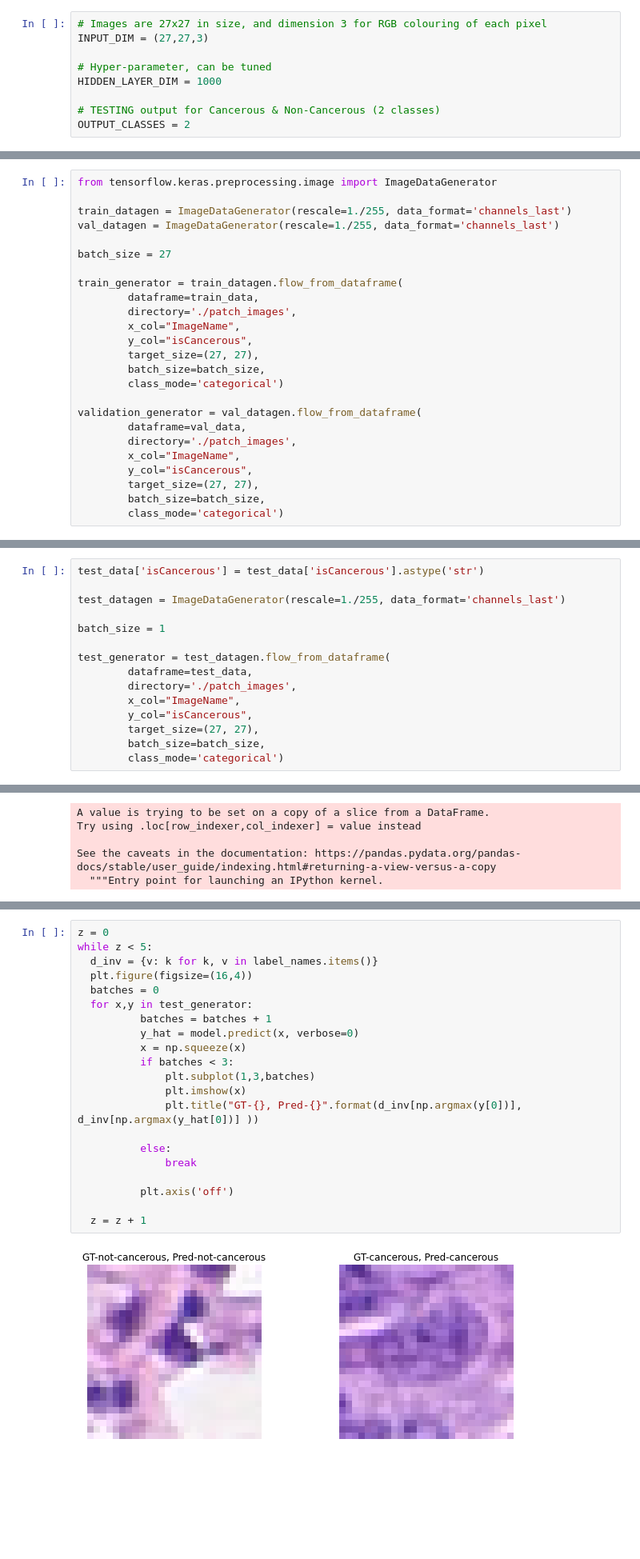
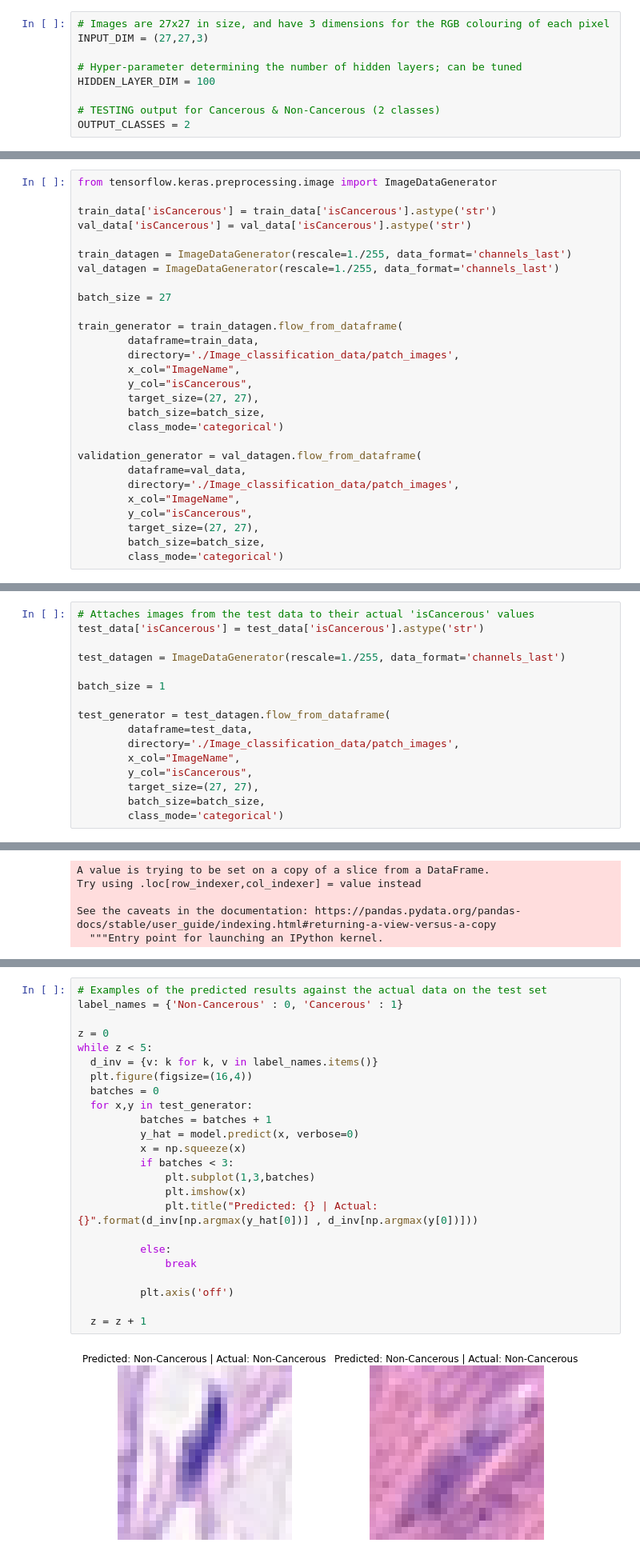
Before and after one commit to Transhumanistx/CML_ColonCancer, a Jupyter notebook: colon_cancer_classification_s3717205.ipynb, the cells around one changed output, grey strips where cells are left out. Shown: that part at 80% size. Cells and saved outputs as stored; diff of their text form; blank space fills up the shorter version.

Commit message:
Update colon_cancer_classification_s3717205.ipynb
Added descriptions and cleaned up some code

```diff
--- a/colon_cancer_classification_s3717205.ipynb
+++ b/colon_cancer_classification_s3717205.ipynb
@@ -148,9 +159,9 @@ def plot_learning_curve(train_loss, val_loss, train_metric, val_metric, metric_n
 # %%
-# Images are 27x27 in size, and dimension 3 for RGB colouring of each pixel
+# Images are 27x27 in size, and have 3 dimensions for the RGB colouring of each pixel
 INPUT_DIM = (27,27,3)
 
-# Hyper-parameter, can be tuned
-HIDDEN_LAYER_DIM = 1000
+# Hyper-parameter determining the number of hidden layers; can be tuned
+HIDDEN_LAYER_DIM = 100
 
 # TESTING output for Cancerous & Non-Cancerous (2 classes)
 OUTPUT_CLASSES = 2
@@ -200,5 +206,8 @@ val_data['isCancerous'] = val_data['isCancerous'].astype('str')
 # %%
 from tensorflow.keras.preprocessing.image import ImageDataGenerator
+
+train_data['isCancerous'] = train_data['isCancerous'].astype('str')
+val_data['isCancerous'] = val_data['isCancerous'].astype('str')
 
 train_datagen = ImageDataGenerator(rescale=1./255, data_format='channels_last')
 val_datagen = ImageDataGenerator(rescale=1./255, data_format='channels_last')
@@ -207,7 +216,7 @@ batch_size = 27
 
 train_generator = train_datagen.flow_from_dataframe(
         dataframe=train_data,
-        directory='./patch_images',
+        directory='./Image_classification_data/patch_images',
         x_col="ImageName",
         y_col="isCancerous",
         target_size=(27, 27),
@@ -216,7 +225,7 @@ train_generator = train_datagen.flow_from_dataframe(
 
 validation_generator = val_datagen.flow_from_dataframe(
         dataframe=val_data,
-        directory='./patch_images',
+        directory='./Image_classification_data/patch_images',
         x_col="ImageName",
         y_col="isCancerous",
         target_size=(27, 27),
@@ -238,4 +250,5 @@ TESTING
 # %%
+# Attaches images from the test data to their actual 'isCancerous' values
 test_data['isCancerous'] = test_data['isCancerous'].astype('str')
 
 test_datagen = ImageDataGenerator(rescale=1./255, data_format='channels_last')
@@ -244,7 +257,7 @@ batch_size = 1
 
 test_generator = test_datagen.flow_from_dataframe(
         dataframe=test_data,
-        directory='./patch_images',
+        directory='./Image_classification_data/patch_images',
         x_col="ImageName",
         y_col="isCancerous",
         target_size=(27, 27),
@@ -267,23 +278,26 @@ label_names = {'not-cancerous' : 0, 'cancerous' : 1}
 # %%
+# Examples of the predicted results against the actual data on the test set
+label_names = {'Non-Cancerous' : 0, 'Cancerous' : 1}
+
 z = 0
 while z < 5:
   d_inv = {v: k for k, v in label_names.items()}
   plt.figure(figsize=(16,4))
   batches = 0
   for x,y in test_generator:
           batches = batches + 1
           y_hat = model.predict(x, verbose=0)
           x = np.squeeze(x)
           if batches < 3:
               plt.subplot(1,3,batches)
               plt.imshow(x)
-              plt.title("GT-{}, Pred-{}".format(d_inv[np.argmax(y[0])], d_inv[np.argmax(y_hat[0])] ))
+              plt.title("Predicted: {} | Actual: {}".format(d_inv[np.argmax(y_hat[0])] , d_inv[np.argmax(y[0])]))
 
           else:
               break
 
           plt.axis('off')
 
   z = z + 1
 # %% [output]
-[figure, old version]
+[figure, new version]
```
Also changed, not shown: parts of 20 cells of this notebook.
